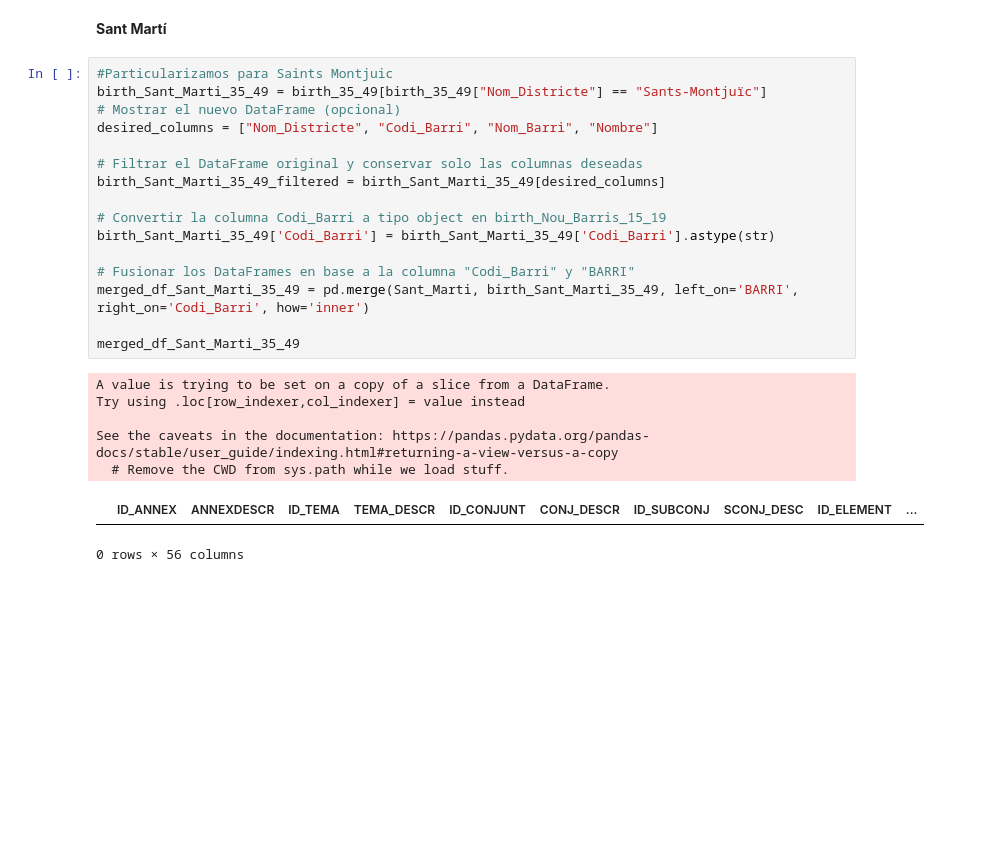
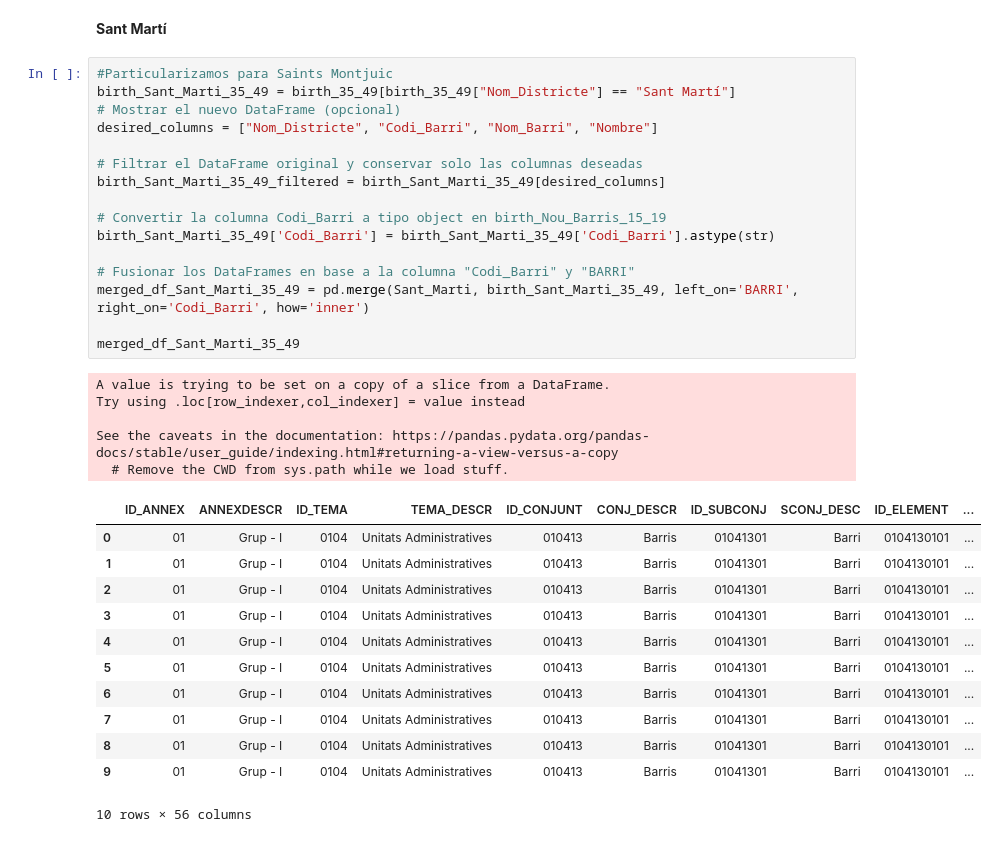
Before and after one commit to JuliaAT/AVDM-project, a Jupyter notebook: Barrios.ipynb, the cells around one changed output. Saved outputs shown, nothing was run; the diff lists cells and outputs as text; blank space fills up the shorter version.

```diff
--- a/Barrios.ipynb
+++ b/Barrios.ipynb
@@ -479,25 +479,35 @@ birth_rate_df[birth_rate_df['Age'] == '35-49'].sort_values(by=['Nombre'], ascend
 **Sant Martí**
 # %%
 #Particularizamos para Saints Montjuic
-birth_Sant_Marti_35_49 = birth_35_49[birth_35_49["Nom_Districte"] == "Sants-Montjuïc"]
+birth_Sant_Marti_35_49 = birth_35_49[birth_35_49["Nom_Districte"] == "Sant Martí"]
 # Mostrar el nuevo DataFrame (opcional)
 desired_columns = ["Nom_Districte", "Codi_Barri", "Nom_Barri", "Nombre"]
 
 # Filtrar el DataFrame original y conservar solo las columnas deseadas
 birth_Sant_Marti_35_49_filtered = birth_Sant_Marti_35_49[desired_columns]
 
 # Convertir la columna Codi_Barri a tipo object en birth_Nou_Barris_15_19
 birth_Sant_Marti_35_49['Codi_Barri'] = birth_Sant_Marti_35_49['Codi_Barri'].astype(str)
 
 # Fusionar los DataFrames en base a la columna "Codi_Barri" y "BARRI"
 merged_df_Sant_Marti_35_49 = pd.merge(Sant_Marti, birth_Sant_Marti_35_49, left_on='BARRI', right_on='Codi_Barri', how='inner')
 
 merged_df_Sant_Marti_35_49
 # %% [output]
 A value is trying to be set on a copy of a slice from a DataFrame.
 Try using .loc[row_indexer,col_indexer] = value instead
 
 See the caveats in the documentation: https://pandas.pydata.org/pandas-docs/stable/user_guide/indexing.html#returning-a-view-versus-a-copy
   # Remove the CWD from sys.path while we load stuff.
 |  | ID_ANNEX | ANNEXDESCR | ID_TEMA | TEMA_DESCR | ID_CONJUNT | CONJ_DESCR | ID_SUBCONJ | SCONJ_DESC | ID_ELEMENT | ... |
+| 0 | 01 | Grup - I | 0104 | Unitats Administratives | 010413 | Barris | 01041301 | Barri | 0104130101 | ... |
+| 1 | 01 | Grup - I | 0104 | Unitats Administratives | 010413 | Barris | 01041301 | Barri | 0104130101 | ... |
+| 2 | 01 | Grup - I | 0104 | Unitats Administratives | 010413 | Barris | 01041301 | Barri | 0104130101 | ... |
+| 3 | 01 | Grup - I | 0104 | Unitats Administratives | 010413 | Barris | 01041301 | Barri | 0104130101 | ... |
+| 4 | 01 | Grup - I | 0104 | Unitats Administratives | 010413 | Barris | 01041301 | Barri | 0104130101 | ... |
+| 5 | 01 | Grup - I | 0104 | Unitats Administratives | 010413 | Barris | 01041301 | Barri | 0104130101 | ... |
+| 6 | 01 | Grup - I | 0104 | Unitats Administratives | 010413 | Barris | 01041301 | Barri | 0104130101 | ... |
+| 7 | 01 | Grup - I | 0104 | Unitats Administratives | 010413 | Barris | 01041301 | Barri | 0104130101 | ... |
+| 8 | 01 | Grup - I | 0104 | Unitats Administratives | 010413 | Barris | 01041301 | Barri | 0104130101 | ... |
+| 9 | 01 | Grup - I | 0104 | Unitats Administratives | 010413 | Barris | 01041301 | Barri | 0104130101 | ... |
-0 rows × 56 columns
+10 rows × 56 columns
```
Also changed, not shown: parts of 10 cells of this notebook, 9 other files.
